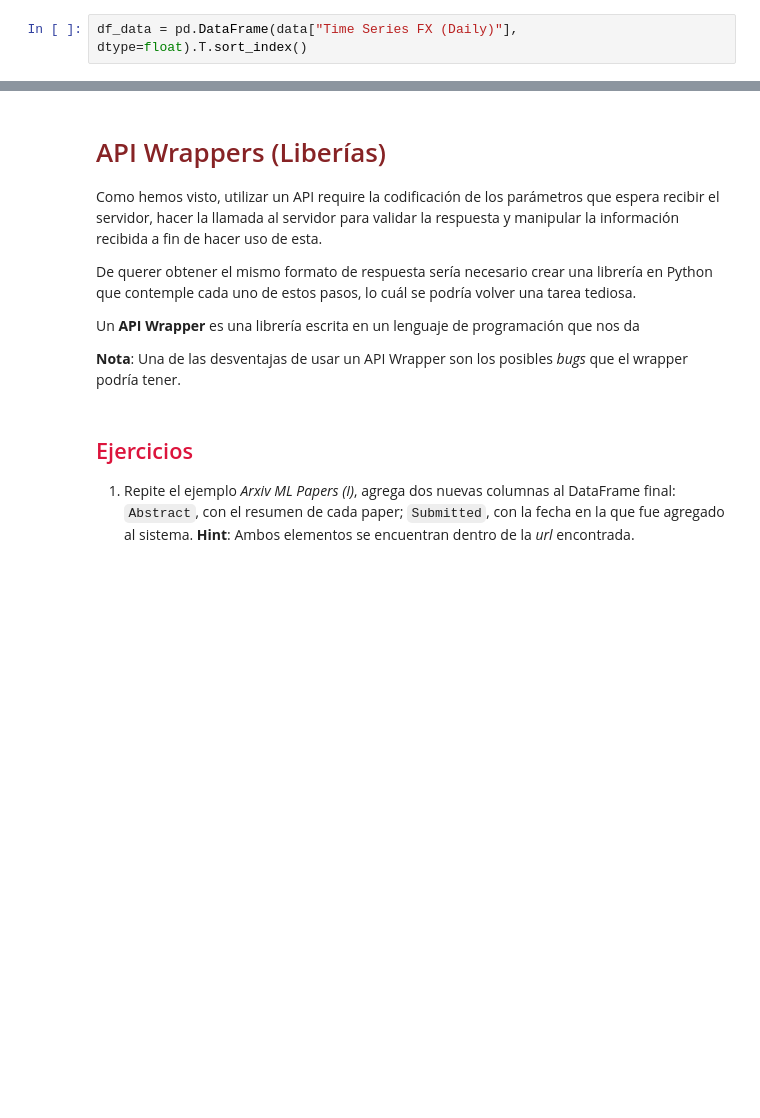
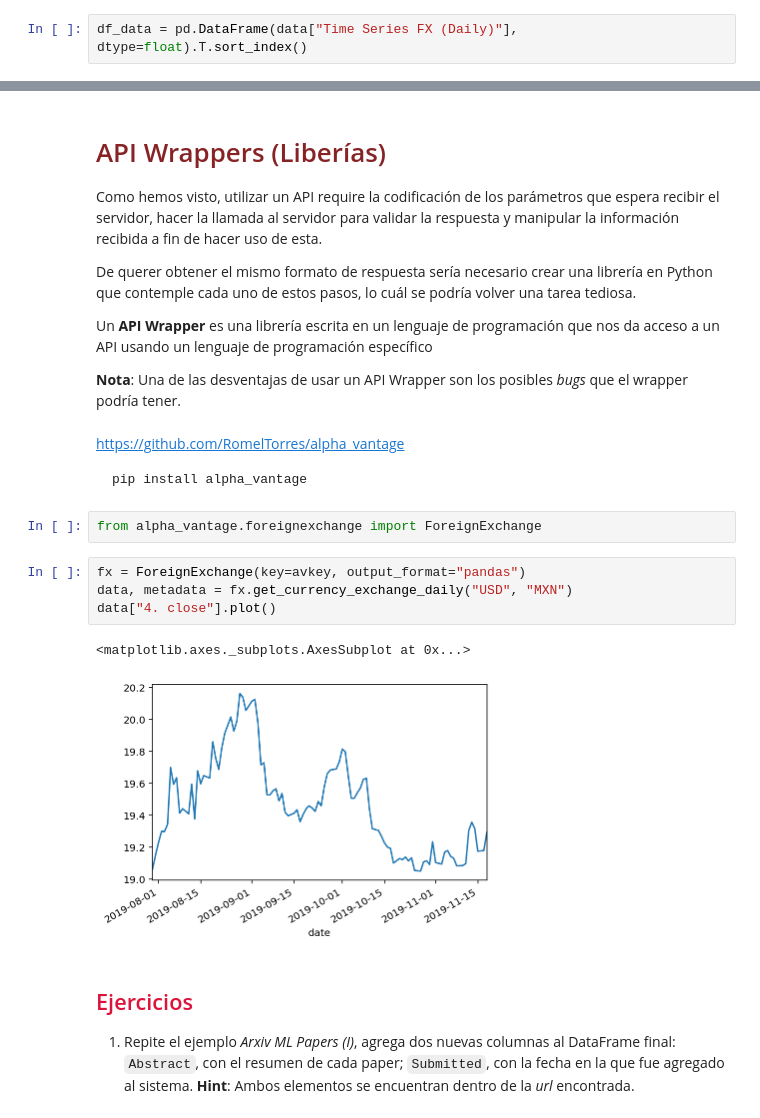
Before and after one commit to elopezgon/data-science, a Jupyter notebook: notes/lec04-webscrapping.ipynb, the cells around one changed output, grey strips where cells are left out. Drawn from its saved outputs; the diff is of its cells as text; blank space fills up the shorter version.

Commit message:
Add example alpha-vantage library

````diff
--- a/notes/lec04-webscrapping.ipynb
+++ b/notes/lec04-webscrapping.ipynb
@@ -469,9 +469,24 @@ Como hemos visto, utilizar un API require la codificación de los parámetros qu
 
 De querer obtener el mismo formato de respuesta sería necesario crear una librería en Python que contemple cada uno de estos pasos, lo cuál se podría volver una tarea tediosa.
 
-Un **API Wrapper** es una librería escrita en un lenguaje de programación que nos da
+Un **API Wrapper** es una librería escrita en un lenguaje de programación que nos da acceso a un API usando un lenguaje de programación específico
 
 **Nota**: Una de las desventajas de usar un API Wrapper son los posibles *bugs* que el wrapper podría tener.
+# %% [markdown]
+https://github.com/RomelTorres/alpha_vantage
+
+```
+pip install alpha_vantage
+```
+# %%
+from alpha_vantage.foreignexchange import ForeignExchange
+# %%
+fx = ForeignExchange(key=avkey, output_format="pandas")
+data, metadata = fx.get_currency_exchange_daily("USD", "MXN")
+data["4. close"].plot()
+# %% [output]
+<matplotlib.axes._subplots.AxesSubplot at 0x...>
+[figure, added]
 # %% [markdown]
 <h2 style="color:crimson">Ejercicios</h2>
 
````
Also changed, not shown: parts of 5 cells of this notebook.
